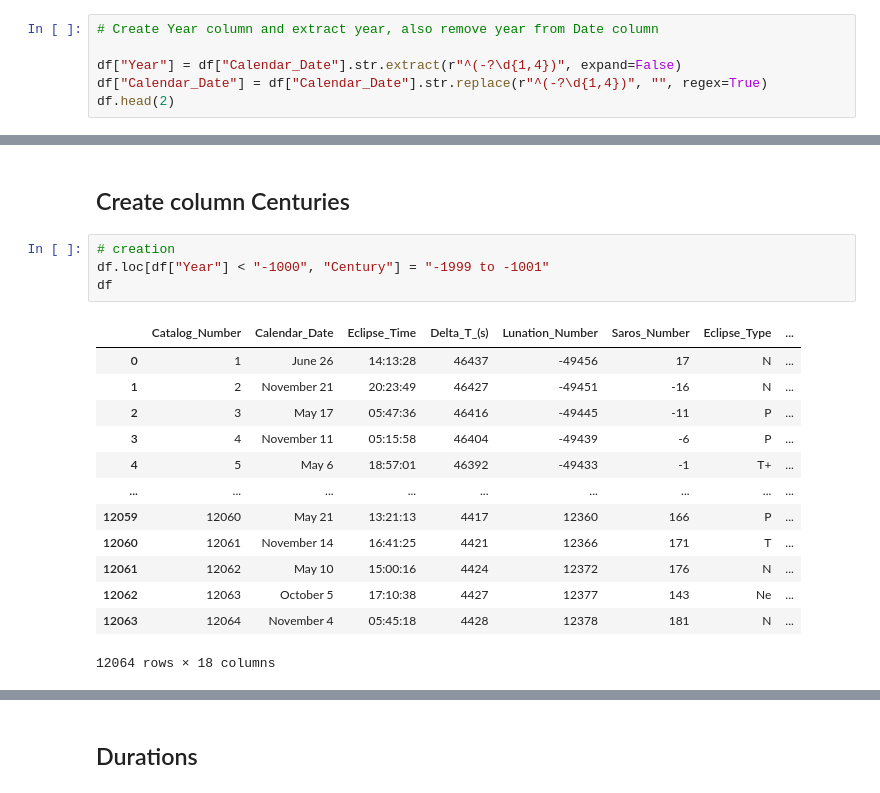
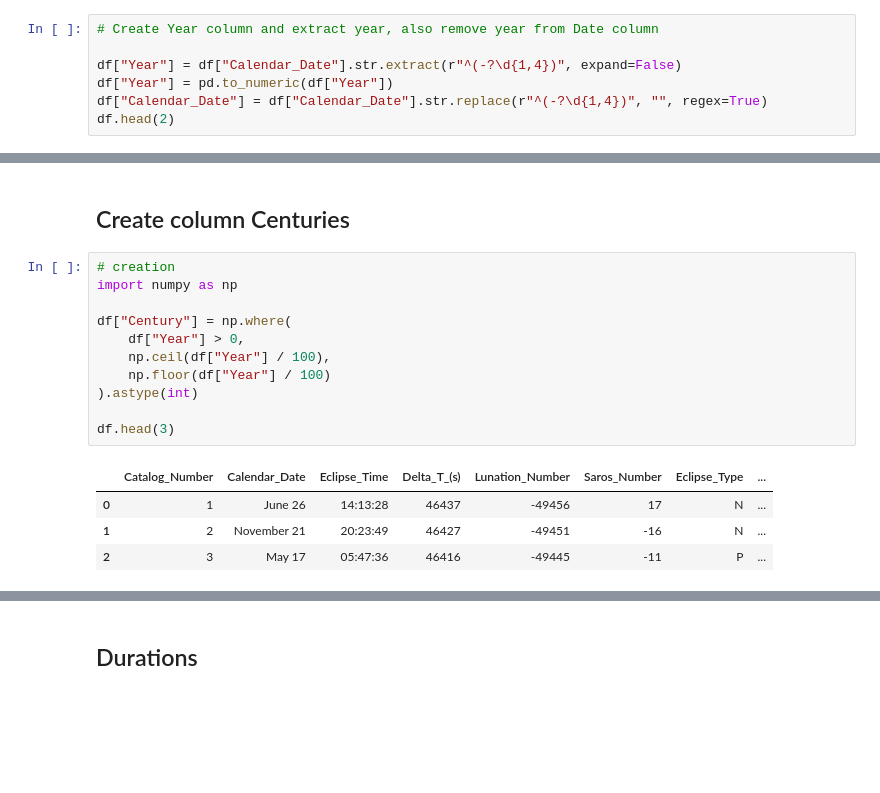
Before and after one commit to Anja-Sche/eClipseBord-FastlyDep_Anja_Scherwall, a Jupyter notebook: EDA/eda_lunar.ipynb, the cells around one changed output, grey strips where cells are left out. Drawn from its saved outputs; the diff is of its cells as text; blank space fills up the shorter version.

Commit message:
create and calculate colum century

```diff
--- a/EDA/eda_lunar.ipynb
+++ b/EDA/eda_lunar.ipynb
@@ -153,6 +153,7 @@ LIMIT 5;
 # Create Year column and extract year, also remove year from Date column
 
 df["Year"] = df["Calendar_Date"].str.extract(r"^(-?\d{1,4})", expand=False)
+df["Year"] = pd.to_numeric(df["Year"])
 df["Calendar_Date"] = df["Calendar_Date"].str.replace(r"^(-?\d{1,4})", "", regex=True)
 df.head(2)
 # %% [output]
@@ -173,19 +174,17 @@ Name: count, dtype: int64
 ## Create column Centuries
 # %%
 # creation
-df.loc[df["Year"] < "-1000", "Century"] = "-1999 to -1001"
-df
+import numpy as np
+
+df["Century"] = np.where(
+    df["Year"] > 0,
+    np.ceil(df["Year"] / 100),
+    np.floor(df["Year"] / 100)
+).astype(int)
+
+df.head(3)
 # %% [output]
 |  | Catalog_Number | Calendar_Date | Eclipse_Time | Delta_T_(s) | Lunation_Number | Saros_Number | Eclipse_Type | ... |
 | 0 | 1 | June 26 | 14:13:28 | 46437 | -49456 | 17 | N | ... |
 | 1 | 2 | November 21 | 20:23:49 | 46427 | -49451 | -16 | N | ... |
 | 2 | 3 | May 17 | 05:47:36 | 46416 | -49445 | -11 | P | ... |
-| 3 | 4 | November 11 | 05:15:58 | 46404 | -49439 | -6 | P | ... |
-| 4 | 5 | May 6 | 18:57:01 | 46392 | -49433 | -1 | T+ | ... |
-| ... | ... | ... | ... | ... | ... | ... | ... | ... |
-| 12059 | 12060 | May 21 | 13:21:13 | 4417 | 12360 | 166 | P | ... |
-| 12060 | 12061 | November 14 | 16:41:25 | 4421 | 12366 | 171 | T | ... |
-| 12061 | 12062 | May 10 | 15:00:16 | 4424 | 12372 | 176 | N | ... |
-| 12062 | 12063 | October 5 | 17:10:38 | 4427 | 12377 | 143 | Ne | ... |
-| 12063 | 12064 | November 4 | 05:45:18 | 4428 | 12378 | 181 | N | ... |
-12064 rows × 18 columns
```
Also changed, not shown: parts of 4 cells of this notebook.
